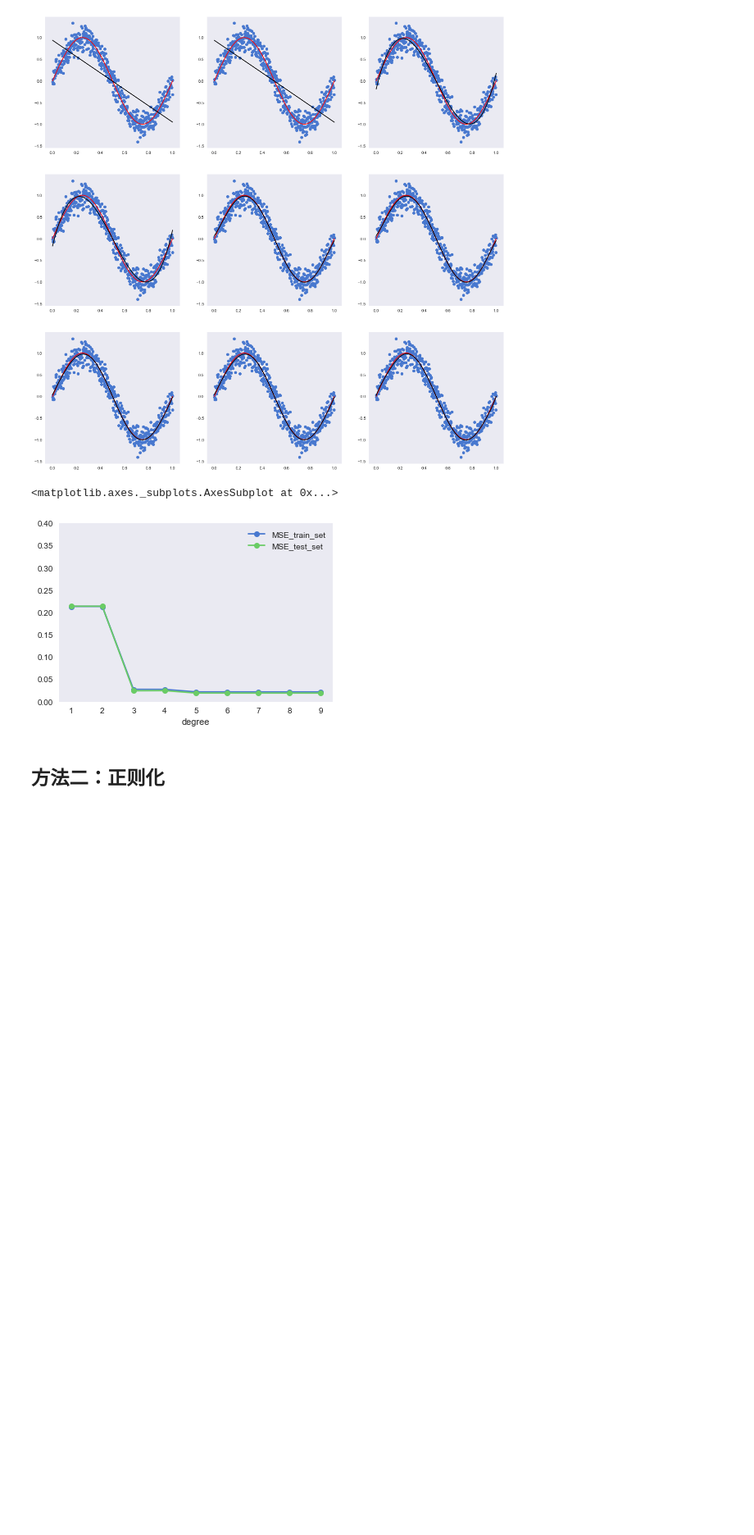
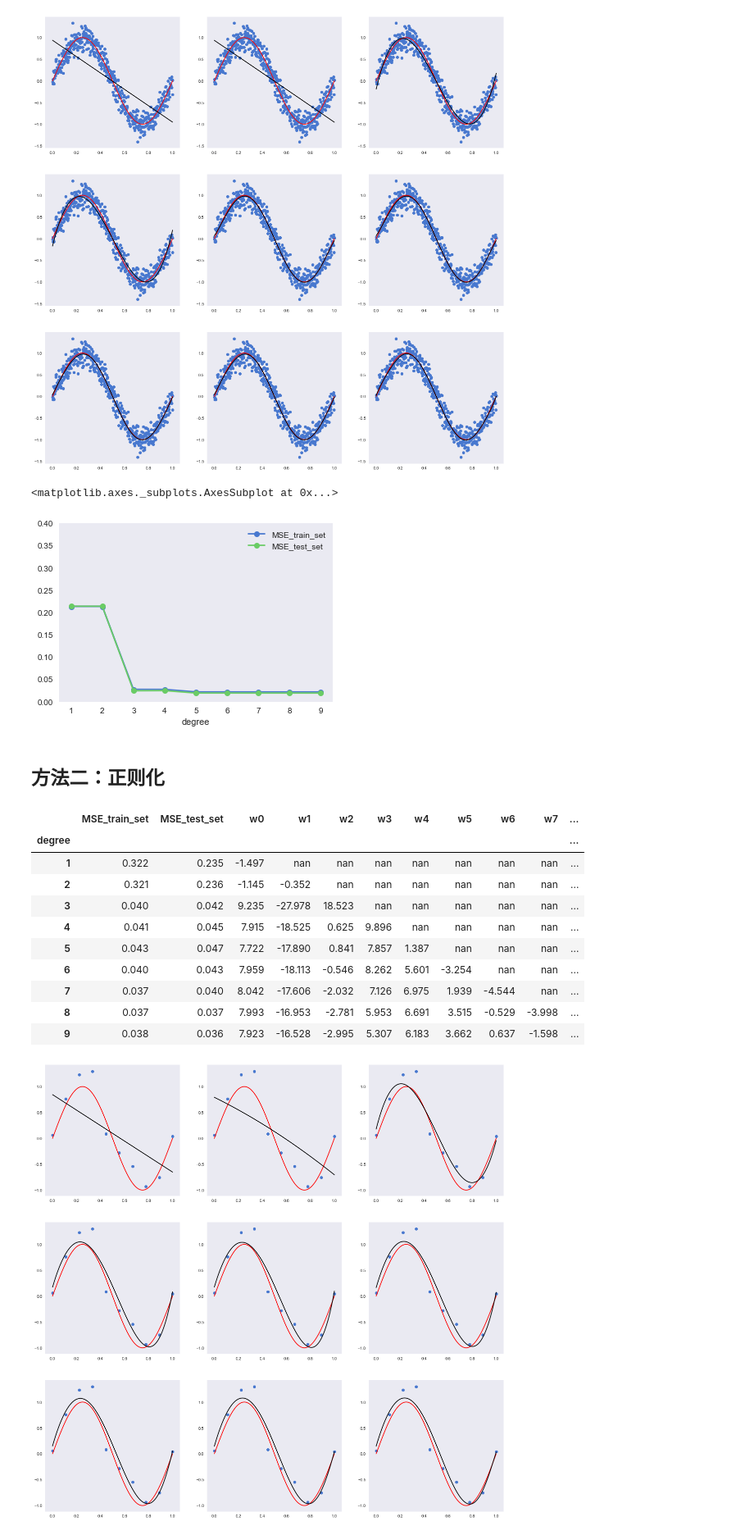
Before and after one commit to ztypl/MachineLearning, a Jupyter notebook: My_ipynb/regression_overfit.ipynb, the cells around one changed output. Shown at 82% size. Drawn from its saved outputs; the diff is of its cells as text; code cells hidden in the pictures; blank space fills up the shorter version.

```diff
--- a/My_ipynb/regression_overfit.ipynb
+++ b/My_ipynb/regression_overfit.ipynb
@@ -198,3 +199,44 @@ df[["MSE_train_set", "MSE_test_set"]].plot(ylim = (0.0, 0.4), marker = 'o')
 [figure]
 # %% [markdown]
 ## 方法二：正则化
+# %%
+with plt.rc_context(rc={"figure.figsize":(20.0,20.0)}):
+    pd.set_option('display.float_format', lambda x: '%.3f' % x) # 设置pandas小数打印精度
+
+    df = pd.DataFrame(np.nan, index=pd.Index(range(1,10), name='degree'),
+                      columns=["MSE_train_set", "MSE_test_set"] + list(map(lambda x:"w%d" % x, range(0,9))))
+
+    #fig = plt.figure()
+
+    for degree in range(1, 10):
+        poly = PolynomialFeatures(degree, include_bias=False)
+        x_train_tf = poly.fit_transform(x_train)
+        model = Ridge(alpha=math.exp(-8))
+        model.fit(x_train_tf, y_train)
+
+        MSE_train_set = mean_squared_error(y_train, model.predict(poly.transform(x_train)))
+        MSE_test_set = mean_squared_error(y_test, model.predict(poly.transform(x_test)))
+        df.loc[degree, "MSE_train_set"] = MSE_train_set
+        df.loc[degree, "MSE_test_set"] = MSE_test_set
+        for i in range(len(model.coef_[0])):
+            df.loc[degree, "w%d" % i] = model.coef_[0][i]
+
+        #plot
+        ax = plt.subplot(3,3,degree)
+        ax.scatter(x_train, y_train)
+        ax.plot(x_ground_truth, y_ground_truth, color = 'red')
+        ax.plot(x_ground_truth, model.predict(poly.transform(x_ground_truth)), color='black')
+df
+# %% [output]
+|  | MSE_train_set | MSE_test_set | w0 | w1 | w2 | w3 | w4 | w5 | w6 | w7 | ... |
+| degree |  |  |  |  |  |  |  |  |  |  | ... |
+| 1 | 0.322 | 0.235 | -1.497 | nan | nan | nan | nan | nan | nan | nan | ... |
+| 2 | 0.321 | 0.236 | -1.145 | -0.352 | nan | nan | nan | nan | nan | nan | ... |
+| 3 | 0.040 | 0.042 | 9.235 | -27.978 | 18.523 | nan | nan | nan | nan | nan | ... |
+| 4 | 0.041 | 0.045 | 7.915 | -18.525 | 0.625 | 9.896 | nan | nan | nan | nan | ... |
+| 5 | 0.043 | 0.047 | 7.722 | -17.890 | 0.841 | 7.857 | 1.387 | nan | nan | nan | ... |
+| 6 | 0.040 | 0.043 | 7.959 | -18.113 | -0.546 | 8.262 | 5.601 | -3.254 | nan | nan | ... |
+| 7 | 0.037 | 0.040 | 8.042 | -17.606 | -2.032 | 7.126 | 6.975 | 1.939 | -4.544 | nan | ... |
+| 8 | 0.037 | 0.037 | 7.993 | -16.953 | -2.781 | 5.953 | 6.691 | 3.515 | -0.529 | -3.998 | ... |
+| 9 | 0.038 | 0.036 | 7.923 | -16.528 | -2.995 | 5.307 | 6.183 | 3.662 | 0.637 | -1.598 | ... |
+[figure, added]
```
Also changed, not shown: parts of 3 cells of this notebook.
